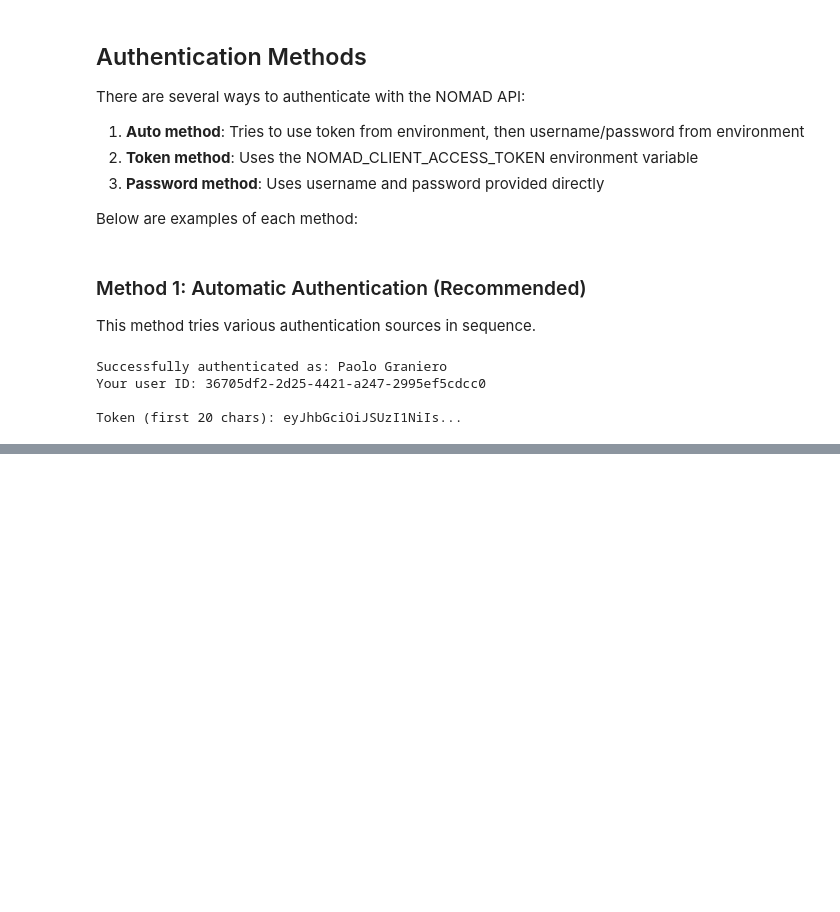
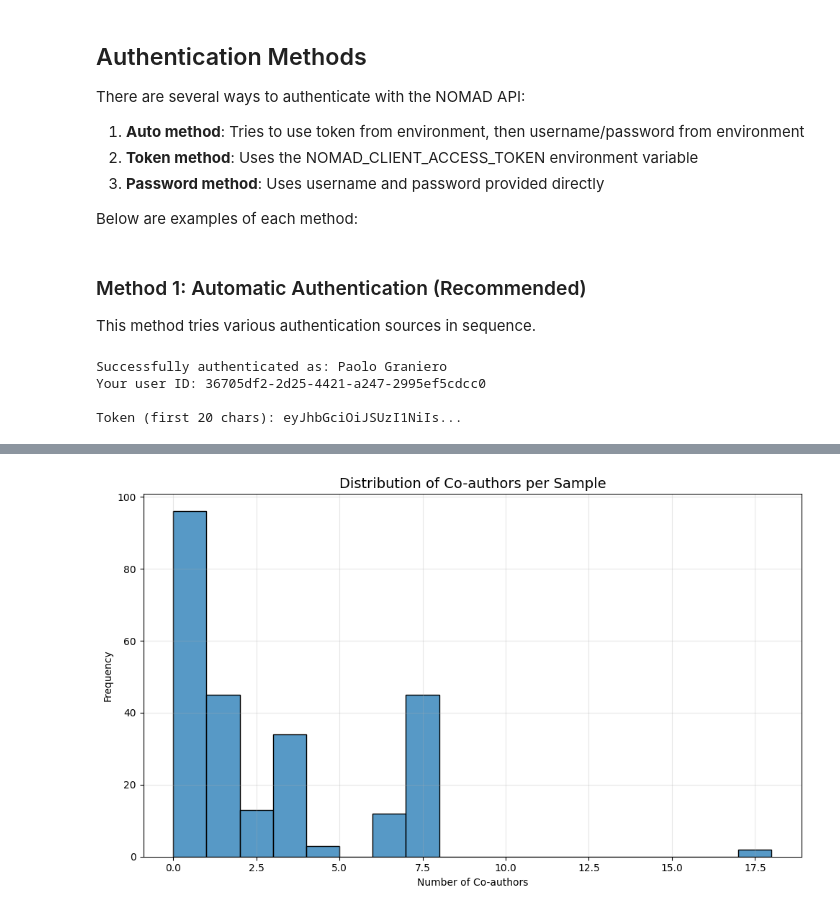
Before and after one commit to paolog8/NOMAD-Tools, a Jupyter notebook: explore-data.ipynb, the cells around one changed output, grey strips where cells are left out. Saved outputs shown, nothing was run; the diff lists cells and outputs as text; code cells hidden in the pictures; blank space fills up the shorter version.

```diff
--- a/explore-data.ipynb
+++ b/explore-data.ipynb
@@ -100,0 +420,17 @@ response["data"]
+# %%
+# 3. Analyze collaboration patterns (co-authorship)
+
+# Count number of coauthors per sample
+samples_df['coauthor_count'] = samples_df['coauthors'].apply(lambda x: len(x) if isinstance(x, list) else 0)
+
+# Plot distribution of number of coauthors
+plt.figure(figsize=(10, 6))
+sns.histplot(samples_df['coauthor_count'], bins=range(0, max(samples_df['coauthor_count'])+2))
+plt.title('Distribution of Co-authors per Sample', fontsize=14)
+plt.xlabel('Number of Co-authors')
+plt.ylabel('Frequency')
+plt.grid(True, alpha=0.3)
+plt.tight_layout()
+plt.show()
+# %% [output]
+[figure, added]
```
Also changed, not shown: parts of 32 cells of this notebook.
